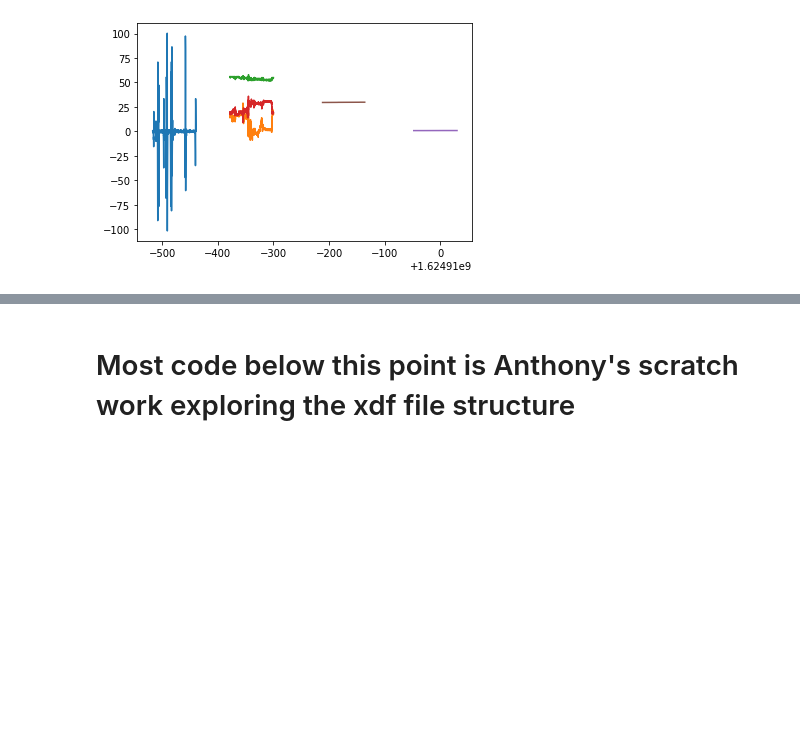
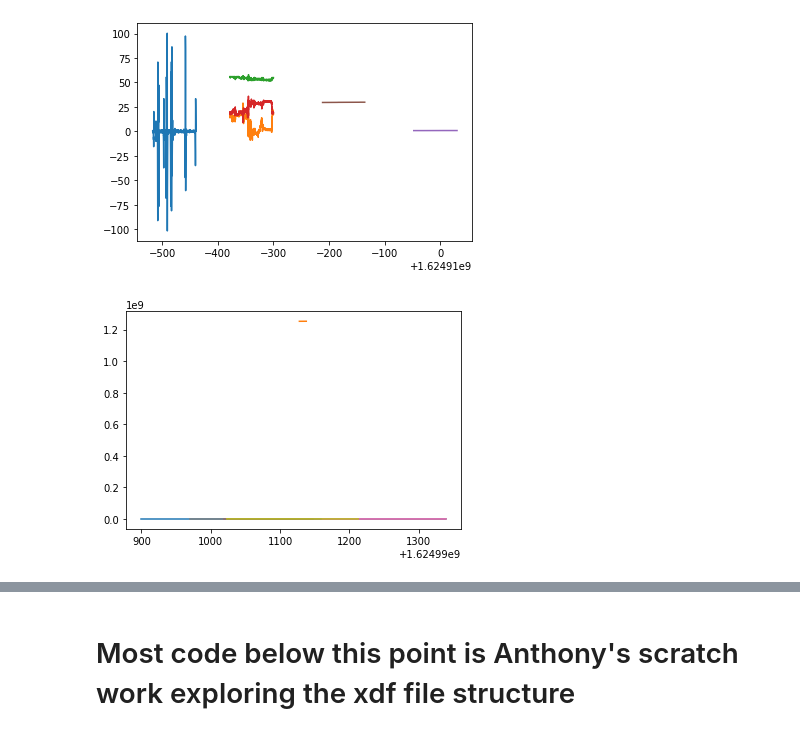
Before and after one commit to aibanks/Holodeck_Sensorlab, a Jupyter notebook: E4_to_LSL.ipynb, the cells around one changed output, grey strips where cells are left out. Drawn from its saved outputs; the diff is of its cells as text; code cells hidden in the pictures; blank space fills up the shorter version.

Commit message:
Update E4_to_LSL.ipynb
Trying to process real-time info for visualization.  Visualized additional xdf file with all streams subscribed

```diff
--- a/E4_to_LSL.ipynb
+++ b/E4_to_LSL.ipynb
@@ -193,3 +431,30 @@ for stream in data:
 plt.show()
 # %% [output]
 [figure]
+# %%
+## This code chunk loads the xdf file created from LSL and plots the time series data ##
+## Using a different xdf file than the code chunk above ##
+
+import pyxdf
+import matplotlib.pyplot as plt
+import numpy as np
+
+data, header = pyxdf.load_xdf('sub-P001_ses-S001_task-Default_run-001_eeg_2.xdf')
+
+for stream in data:
+    y = stream['time_series']
+
+    if isinstance(y, list):
+        # list of strings, draw one vertical line for each marker
+        for timestamp, marker in zip(stream['time_stamps'], y):
+            plt.axvline(x=timestamp)
+            print(f'Marker "{marker[0]}" @ {timestamp:.2f}s')
+    elif isinstance(y, np.ndarray):
+        # numeric data, draw as lines
+        plt.plot(stream['time_stamps'], y)
+    else:
+        raise RuntimeError('Unknown stream format')
+
+plt.show()
+# %% [output]
+[figure, added]
```
Also changed, not shown: parts of 14 cells of this notebook.
